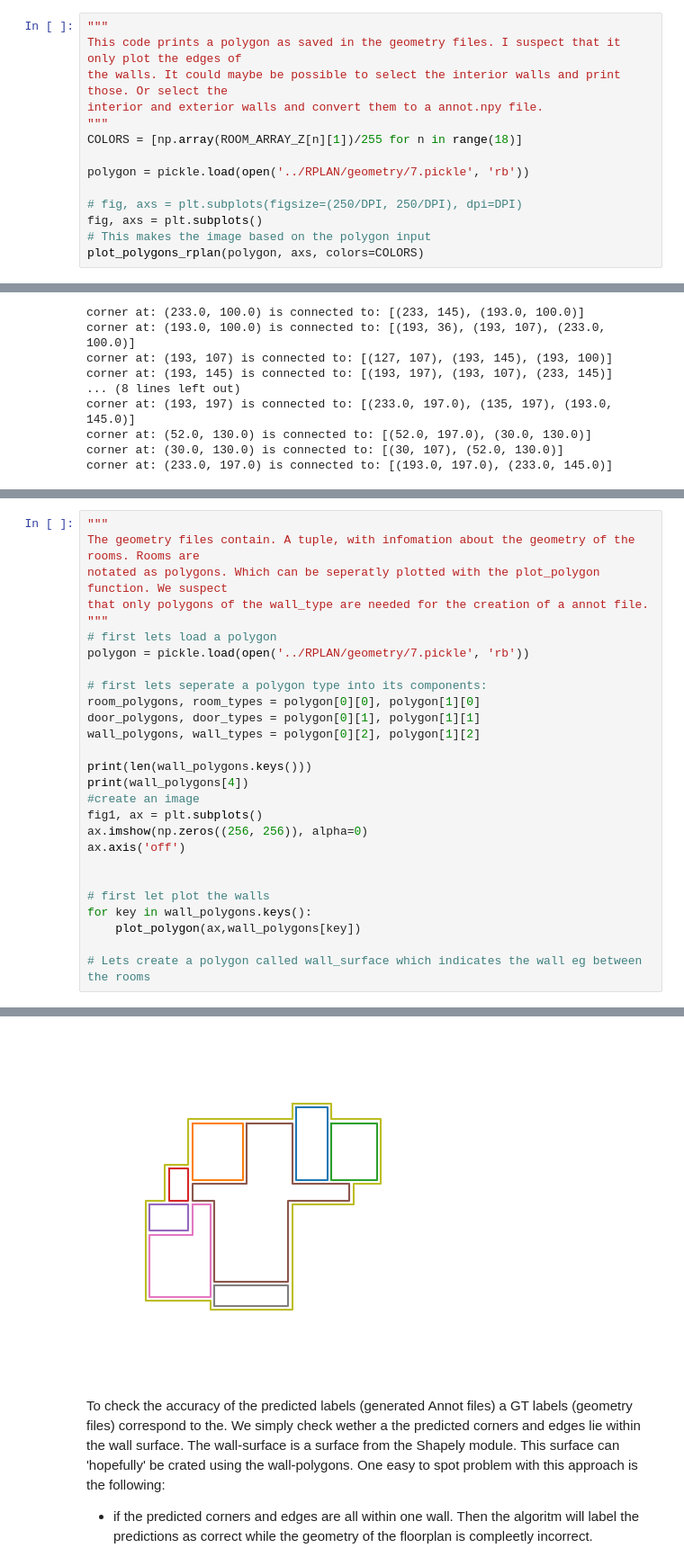
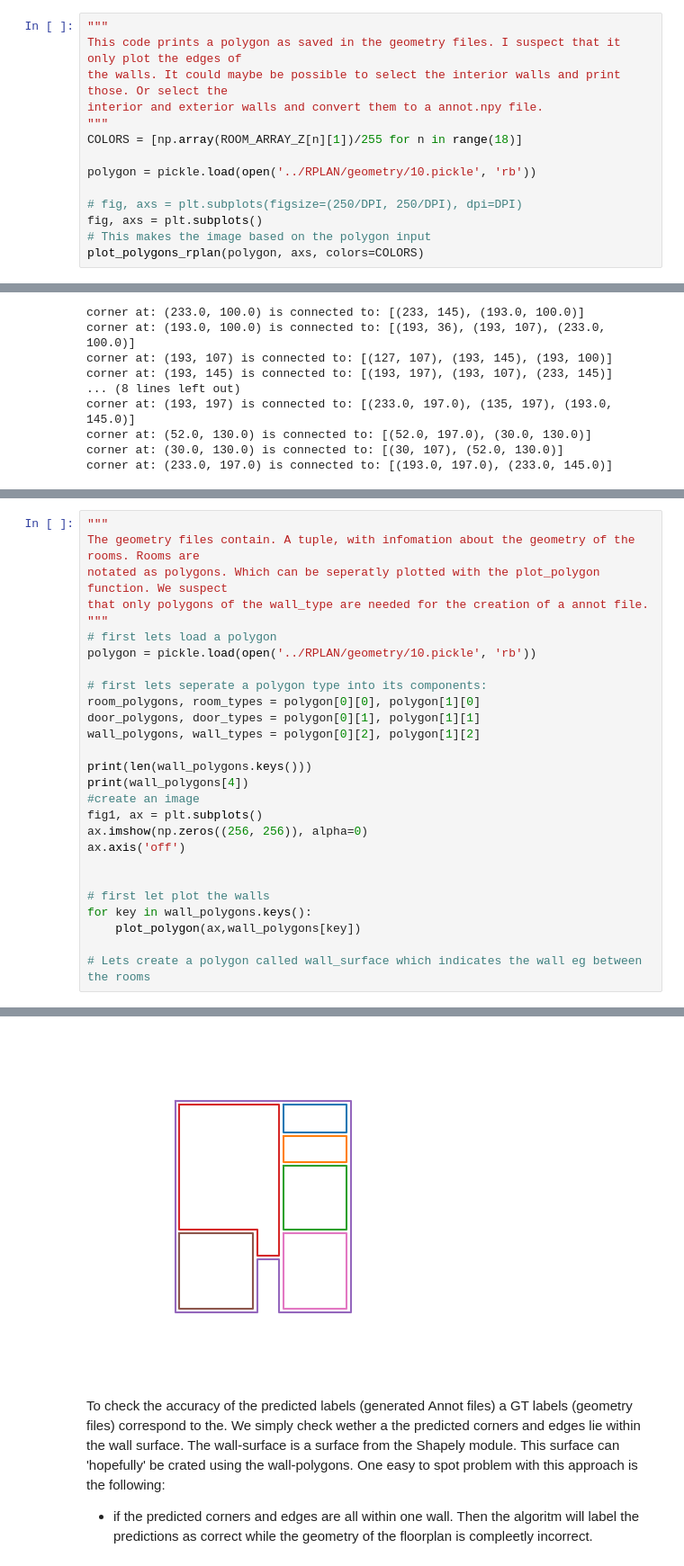
Before and after one commit to woutervanbeek/HEAT_Reproduction, a Jupyter notebook: Create_annot_files.ipynb, the cells around one changed output, grey strips where cells are left out. Shown at 90% size. Saved outputs shown, nothing was run; the diff lists cells and outputs as text.

```diff
--- a/Create_annot_files.ipynb
+++ b/Create_annot_files.ipynb
@@ -22,7 +22,7 @@ interior and exterior walls and convert them to a annot.npy file.
 """
 COLORS = [np.array(ROOM_ARRAY_Z[n][1])/255 for n in range(18)]
 
-polygon = pickle.load(open('../RPLAN/geometry/7.pickle', 'rb'))
+polygon = pickle.load(open('../RPLAN/geometry/10.pickle', 'rb'))
 
 # fig, axs = plt.subplots(figsize=(250/DPI, 250/DPI), dpi=DPI)
 fig, axs = plt.subplots()
@@ -91,7 +91,7 @@ notated as polygons. Which can be seperatly plotted with the plot_polygon functi
 that only polygons of the wall_type are needed for the creation of a annot file.
 """
 # first lets load a polygon
-polygon = pickle.load(open('../RPLAN/geometry/7.pickle', 'rb'))
+polygon = pickle.load(open('../RPLAN/geometry/10.pickle', 'rb'))
 
 # first lets seperate a polygon type into its components:
 room_polygons, room_types = polygon[0][0], polygon[1][0]
@@ -117,4 +117,4 @@ POLYGON ((41 127, 41 147, 71 147, 71 127, 41 127))
-[figure, old version]
+[figure, new version]
 # %% [markdown]
 To check the accuracy of the predicted labels (generated Annot files) a GT labels (geometry files) correspond to the. We simply check wether a the predicted corners and edges lie within the wall surface. The wall-surface is a surface from the Shapely module. This surface can 'hopefully' be crated using the wall-polygons.
 One easy to spot problem with this approach is the following:
```
Also changed, not shown: parts of 6 cells of this notebook, 5 other files.
